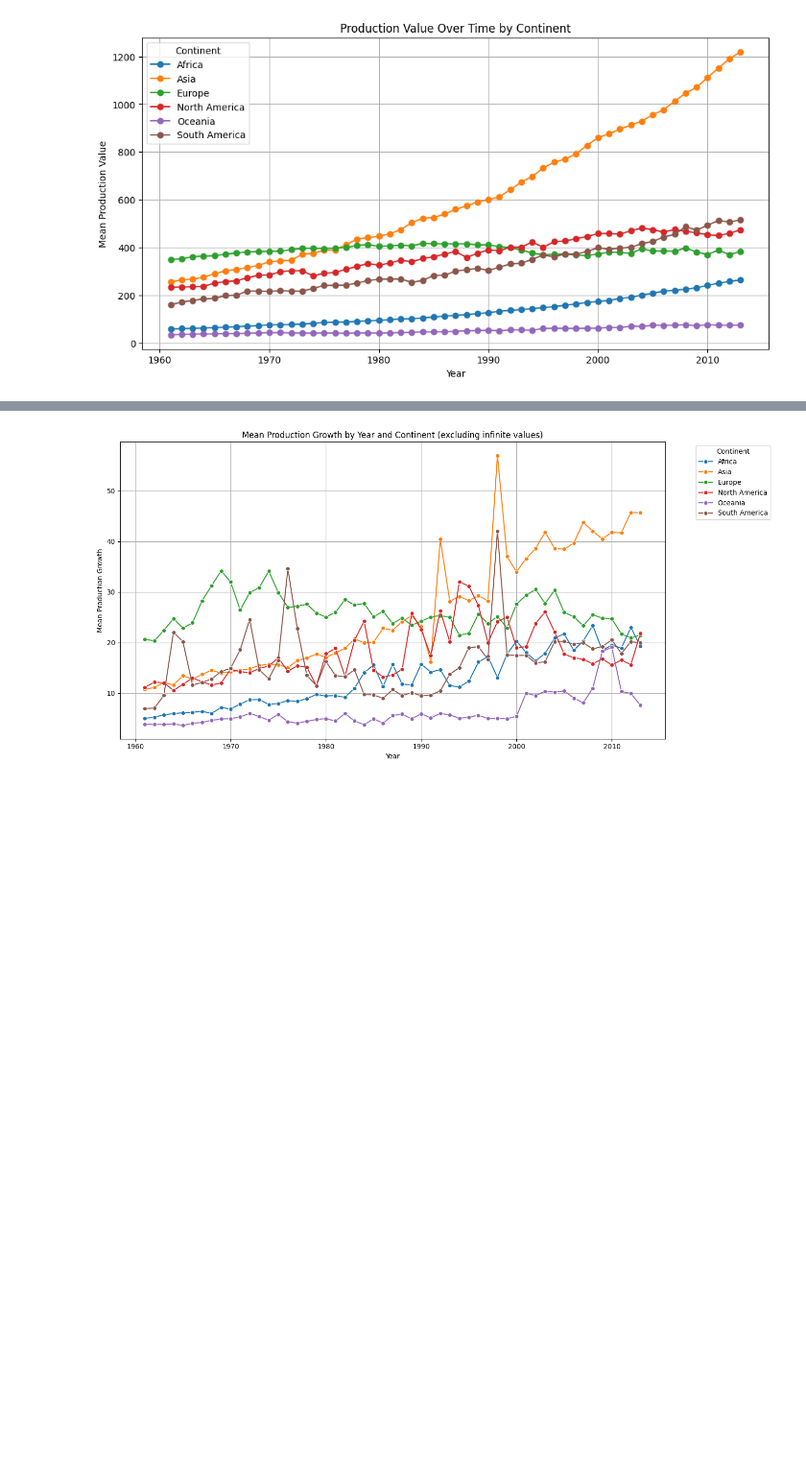
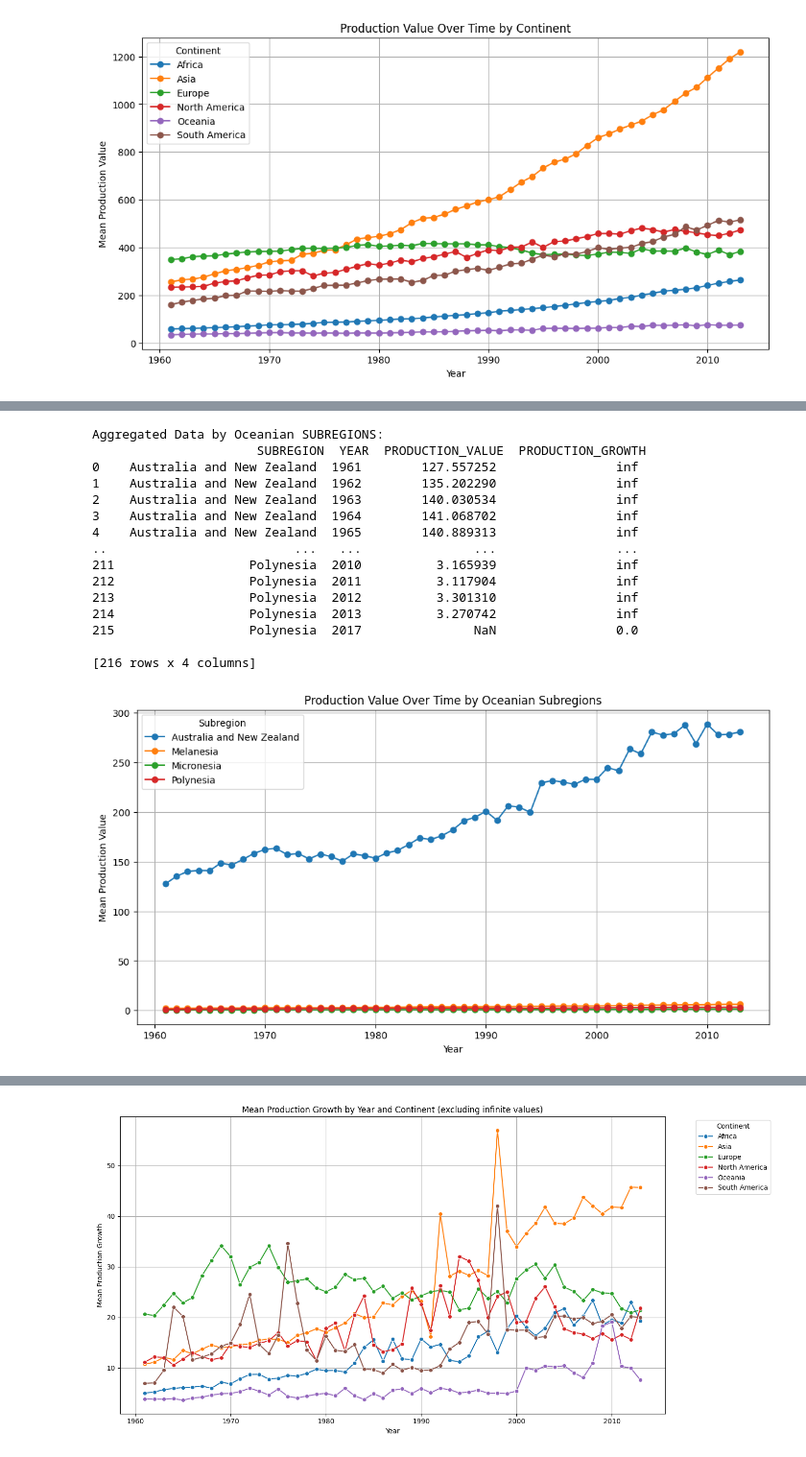
Before and after one commit to Alessa-Gillespie/ASSMT1-GRP3-DATAVIZ, a Jupyter notebook: dataviz_assessment1.ipynb, the cells around one changed output, grey strips where cells are left out. Shown at 96% size. Saved outputs shown, nothing was run; the diff lists cells and outputs as text; code cells hidden in the pictures; blank space fills up the shorter version.

Commit message:
Updating some Graphs with Regions
Added more sub-regional graphs.

```diff
--- a/dataviz_assessment1.ipynb
+++ b/dataviz_assessment1.ipynb
@@ -1333,3 +1340,52 @@ Aggregated Data by African SUBREGION:
 
 [270 rows x 4 columns]
 [figure]
+# %%
+# Define a list of Oceanian subregions according to the UN geoscheme
+oceania_subregions = [
+    'Australia and New Zealand', 'Melanesia', 'Micronesia', 'Polynesia'
+]
+
+# Filter the dataset to include only African subregions
+oceania_data = merged_df[merged_df['SUBREGION'].isin(oceania_subregions)]
+
+# Group-by operation based on 'YEAR' and 'SUBREGION'
+grouped_oceanian_data = oceania_data.groupby(['SUBREGION', 'YEAR']).agg({
+    'PRODUCTION_VALUE': 'mean',
+    'PRODUCTION_GROWTH': 'mean'
+}).reset_index()
+
+# Print the aggregated data
+print("Aggregated Data by Oceanian SUBREGIONS:\n", grouped_oceanian_data)
+
+# Visualize
+# Plotting trends over time for 'PRODUCTION_VALUE'
+plt.figure(figsize=(12, 6))
+for subregion in grouped_oceanian_data['SUBREGION'].unique():
+    plt.plot(grouped_oceanian_data[grouped_oceanian_data['SUBREGION'] == subregion]['YEAR'],
+             grouped_oceanian_data[grouped_oceanian_data['SUBREGION'] == subregion]['PRODUCTION_VALUE'],
+             marker='o', label=subregion)
+
+plt.title('Production Value Over Time by Oceanian Subregions')
+plt.xlabel('Year')
+plt.ylabel('Mean Production Value')
+plt.legend(title='Subregion')
+plt.grid(True)
+plt.show()
+# %% [output]
+Aggregated Data by Oceanian SUBREGIONS:
+                      SUBREGION  YEAR  PRODUCTION_VALUE  PRODUCTION_GROWTH
+0    Australia and New Zealand  1961        127.557252                inf
+1    Australia and New Zealand  1962        135.202290                inf
+2    Australia and New Zealand  1963        140.030534                inf
+3    Australia and New Zealand  1964        141.068702                inf
+4    Australia and New Zealand  1965        140.889313                inf
+..                         ...   ...               ...                ...
+211                  Polynesia  2010          3.165939                inf
+212                  Polynesia  2011          3.117904                inf
+213                  Polynesia  2012          3.301310                inf
+214                  Polynesia  2013          3.270742                inf
+215                  Polynesia  2017               NaN                0.0
+
+[216 rows x 4 columns]
+[figure, added]
```
Also changed, not shown: parts of 20 cells of this notebook.
